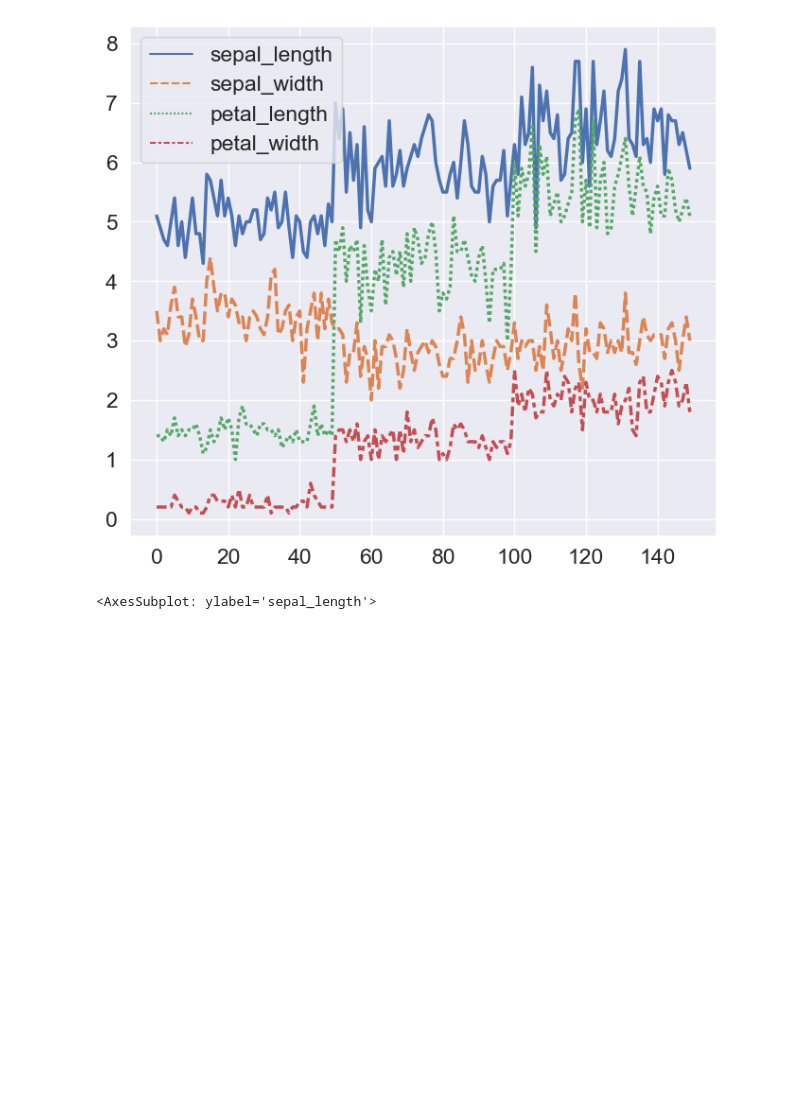
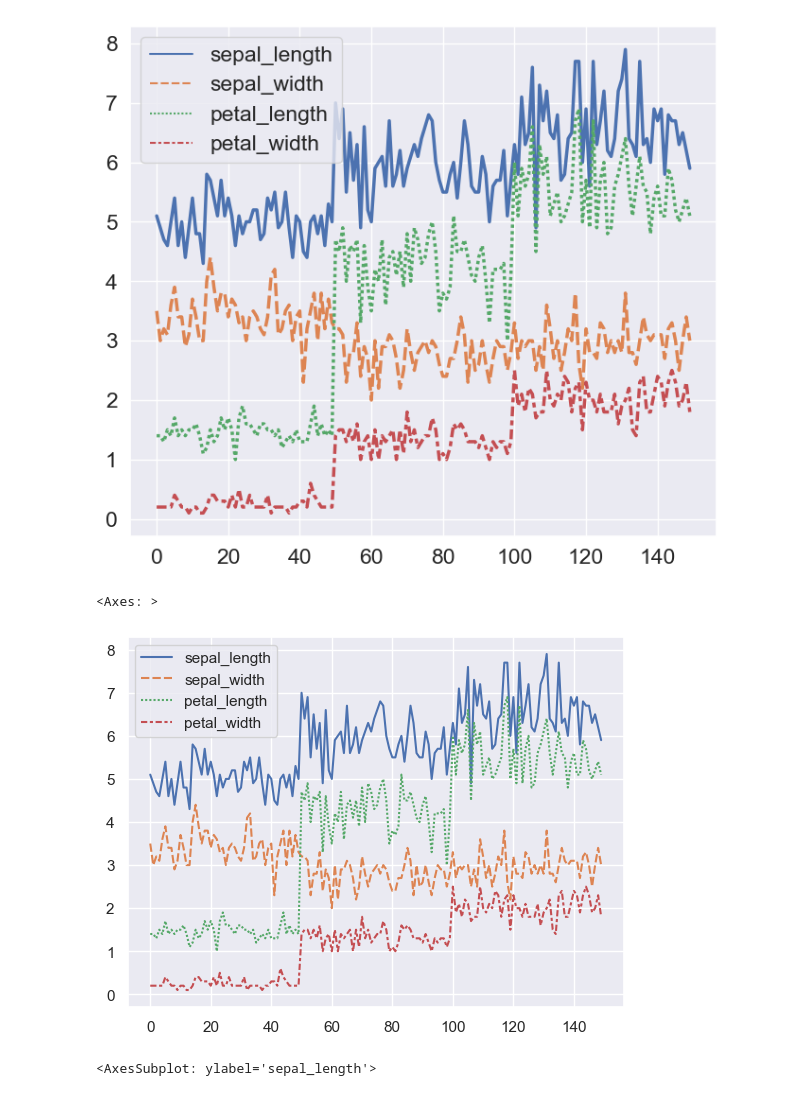
Before and after one commit to chava131011/Data-Science-Coursework, a Jupyter notebook: Classes Resources/CD_13_Pandas-SeaBorn/CD_13_B_Visualizacion_SeaBorn.ipynb, the cells around one changed output. Drawn from its saved outputs; the diff is of its cells as text; code cells hidden in the pictures; blank space fills up the shorter version.

```diff
--- a/Classes Resources/CD_13_Pandas-SeaBorn/CD_13_B_Visualizacion_SeaBorn.ipynb
+++ b/Classes Resources/CD_13_Pandas-SeaBorn/CD_13_B_Visualizacion_SeaBorn.ipynb
@@ -107,6 +117,11 @@ Mostrar con graficas de líneas los valores para de las variables numéricas
 # %% [output]
 <AxesSubplot: >
 [figure]
+# %%
+sns.lineplot(data=df)
+# %% [output]
+<Axes: >
+[figure, added]
 # %%
 #Graficar los valores de sepal_length
 # %% [output]
```
Also changed, not shown: parts of 23 cells of this notebook, 1 other file.
